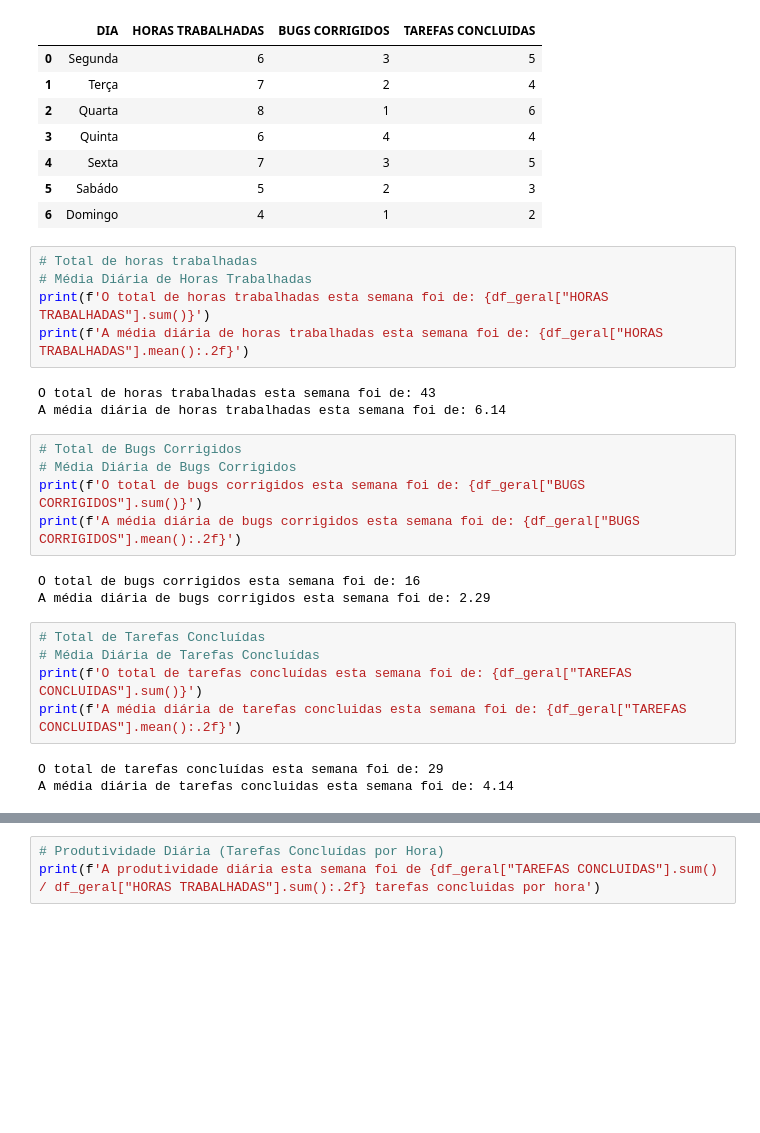
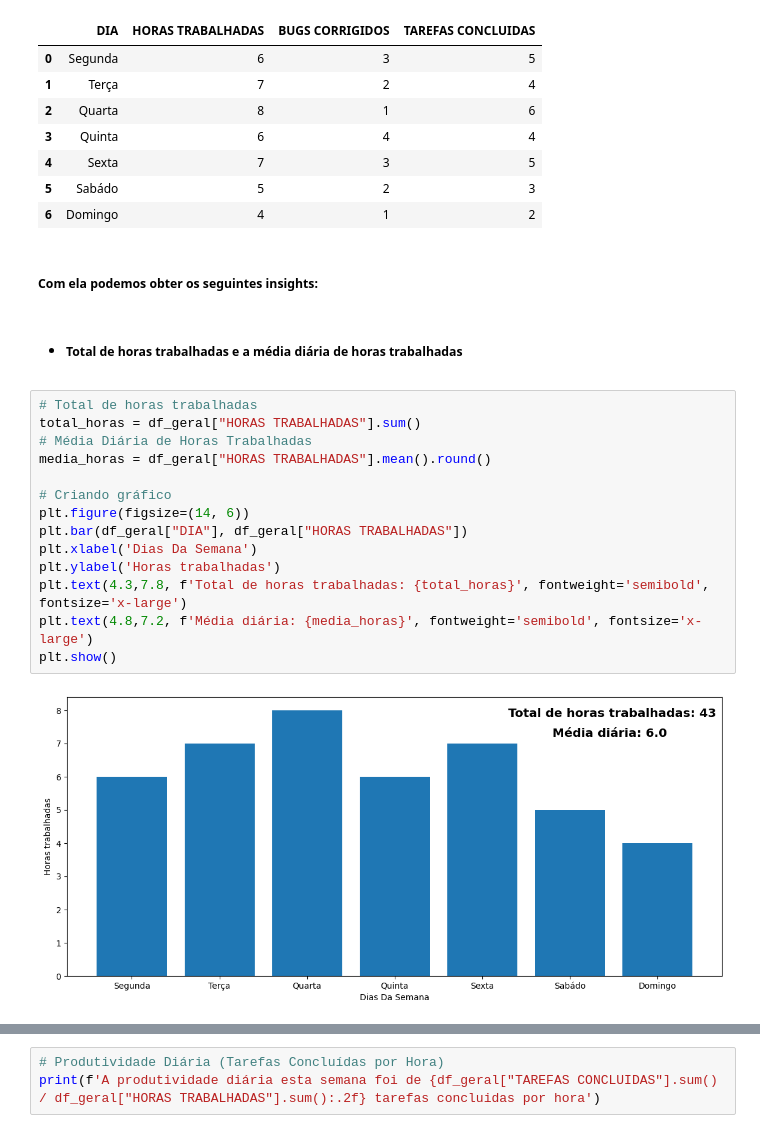
Before and after one commit to gideoni-santos/projeto-i-m4, a Jupyter notebook: relatorio.ipynb, the cells around one changed output, grey strips where cells are left out. Saved outputs shown, nothing was run; the diff lists cells and outputs as text; blank space fills up the shorter version.

```diff
--- a/relatorio.ipynb
+++ b/relatorio.ipynb
@@ -27,27 +29,23 @@ display(df_geral)
 | 4 | Sexta | 7 | 3 | 5 |
 | 5 | Sabádo | 5 | 2 | 3 |
 | 6 | Domingo | 4 | 1 | 2 |
-# %%
-# Total de horas trabalhadas
-# Média Diária de Horas Trabalhadas
-print(f'O total de horas trabalhadas esta semana foi de: {df_geral["HORAS TRABALHADAS"].sum()}')
-print(f'A média diária de horas trabalhadas esta semana foi de: {df_geral["HORAS TRABALHADAS"].mean():.2f}')
-# %% [output]
-O total de horas trabalhadas esta semana foi de: 43
-A média diária de horas trabalhadas esta semana foi de: 6.14
-# %%
-# Total de Bugs Corrigidos
-# Média Diária de Bugs Corrigidos
-print(f'O total de bugs corrigidos esta semana foi de: {df_geral["BUGS CORRIGIDOS"].sum()}')
-print(f'A média diária de bugs corrigidos esta semana foi de: {df_geral["BUGS CORRIGIDOS"].mean():.2f}')
-# %% [output]
-O total de bugs corrigidos esta semana foi de: 16
-A média diária de bugs corrigidos esta semana foi de: 2.29
-# %%
-# Total de Tarefas Concluídas
-# Média Diária de Tarefas Concluídas
-print(f'O total de tarefas concluídas esta semana foi de: {df_geral["TAREFAS CONCLUIDAS"].sum()}')
-print(f'A média diária de tarefas concluidas esta semana foi de: {df_geral["TAREFAS CONCLUIDAS"].mean():.2f}')
-# %% [output]
-O total de tarefas concluídas esta semana foi de: 29
-A média diária de tarefas concluidas esta semana foi de: 4.14
+# %% [markdown]
+##### Com ela podemos obter os seguintes insights:
+# %% [markdown]
+- ##### **Total de horas trabalhadas e a média diária de horas trabalhadas**
+# %%
+# Total de horas trabalhadas
+total_horas = df_geral["HORAS TRABALHADAS"].sum()
+# Média Diária de Horas Trabalhadas
+media_horas = df_geral["HORAS TRABALHADAS"].mean().round()
+
+# Criando gráfico
+plt.figure(figsize=(14, 6))
+plt.bar(df_geral["DIA"], df_geral["HORAS TRABALHADAS"])
+plt.xlabel('Dias Da Semana')
+plt.ylabel('Horas trabalhadas')
+plt.text(4.3,7.8, f'Total de horas trabalhadas: {total_horas}', fontweight='semibold', fontsize='x-large')
+plt.text(4.8,7.2, f'Média diária: {media_horas}', fontweight='semibold', fontsize='x-large')
+plt.show()
+# %% [output]
+[figure, added]
```
Also changed, not shown: parts of 10 cells of this notebook, 2 other files.
